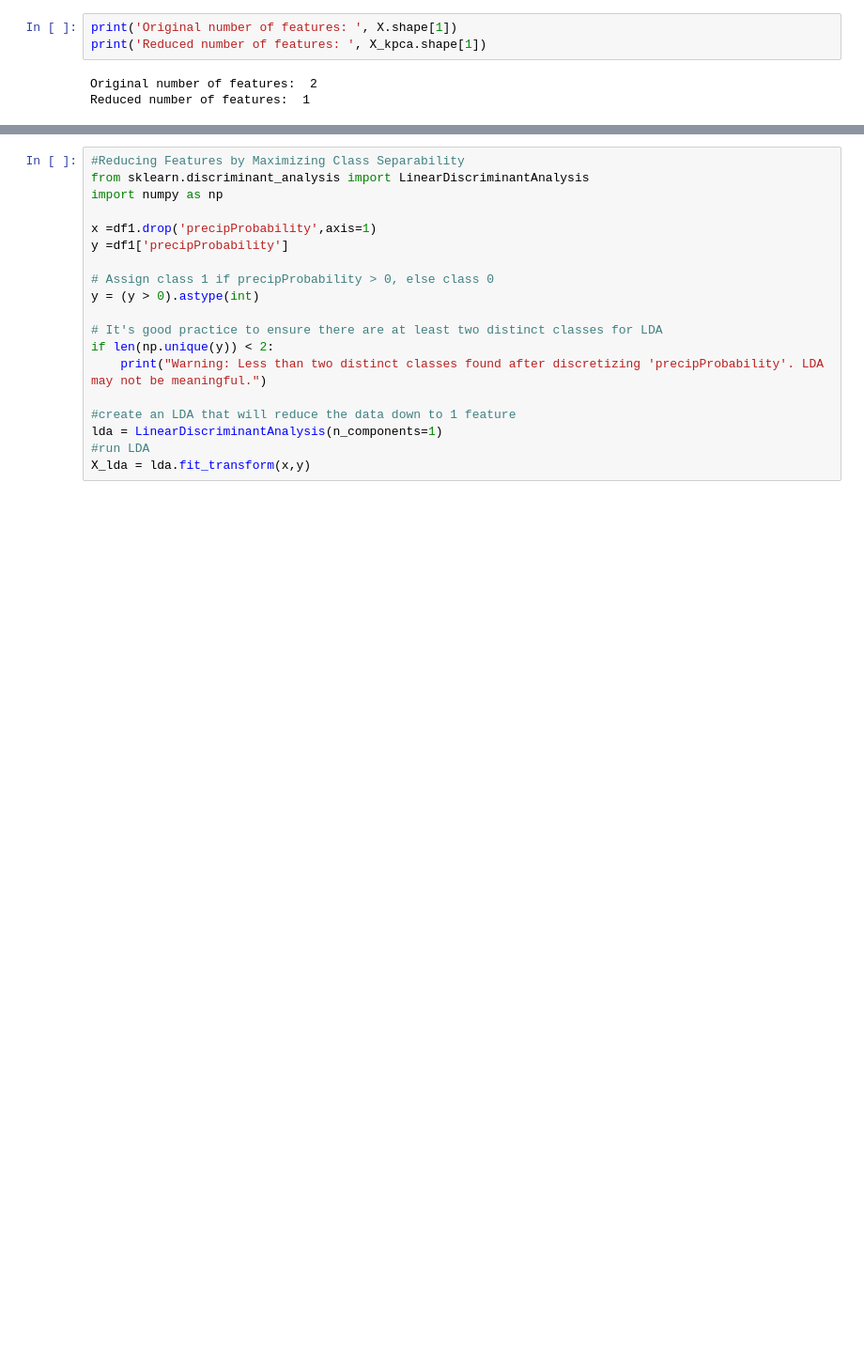
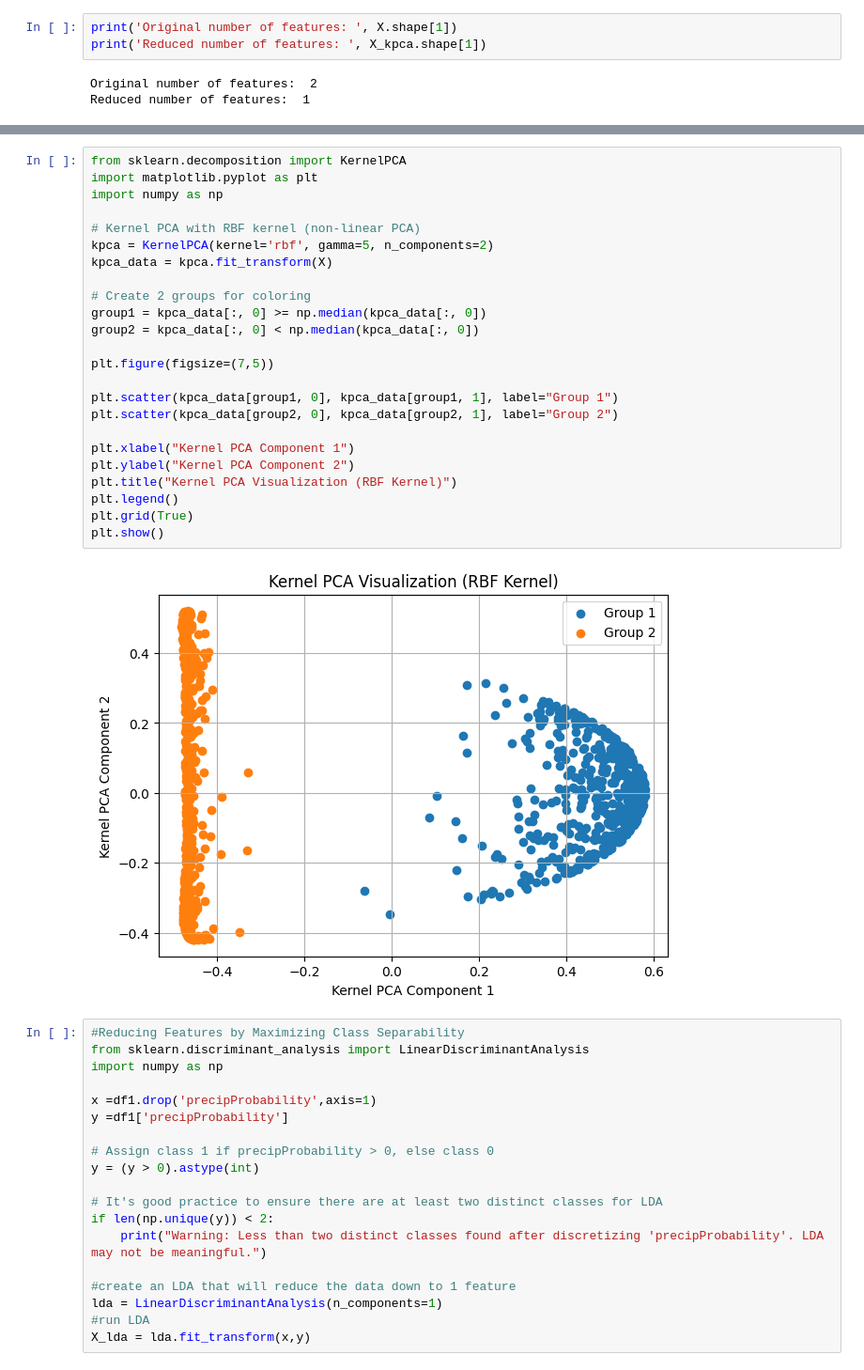
Before and after one commit to jyoti-kumbhar/Data-Science, a Jupyter notebook: prac9_PCA.ipynb, the cells around one changed output, grey strips where cells are left out. Shown: that part at 94% size. Cells and saved outputs as stored; diff of their text form; blank space fills up the shorter version.

```diff
--- a/prac9_PCA.ipynb
+++ b/prac9_PCA.ipynb
@@ -102,3 +128,29 @@ Reduced number of features:  1
+# %%
+from sklearn.decomposition import KernelPCA
+import matplotlib.pyplot as plt
+import numpy as np
+
+# Kernel PCA with RBF kernel (non-linear PCA)
+kpca = KernelPCA(kernel='rbf', gamma=5, n_components=2)
+kpca_data = kpca.fit_transform(X)
+
+# Create 2 groups for coloring
+group1 = kpca_data[:, 0] >= np.median(kpca_data[:, 0])
+group2 = kpca_data[:, 0] < np.median(kpca_data[:, 0])
+
+plt.figure(figsize=(7,5))
+
+plt.scatter(kpca_data[group1, 0], kpca_data[group1, 1], label="Group 1")
+plt.scatter(kpca_data[group2, 0], kpca_data[group2, 1], label="Group 2")
+
+plt.xlabel("Kernel PCA Component 1")
+plt.ylabel("Kernel PCA Component 2")
+plt.title("Kernel PCA Visualization (RBF Kernel)")
+plt.legend()
+plt.grid(True)
+plt.show()
+# %% [output]
+[figure, added]
 # %%
 #Reducing Features by Maximizing Class Separability
 from sklearn.discriminant_analysis import LinearDiscriminantAnalysis
```
Also changed, not shown: parts of 7 cells of this notebook.
